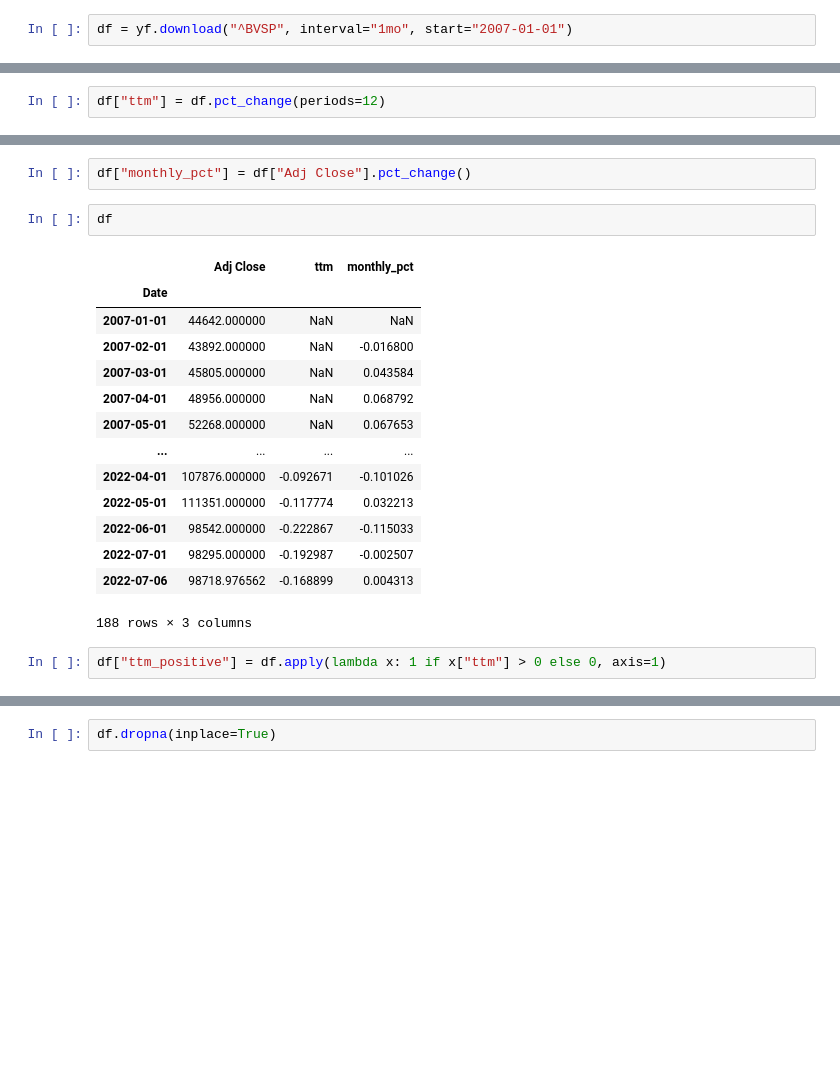
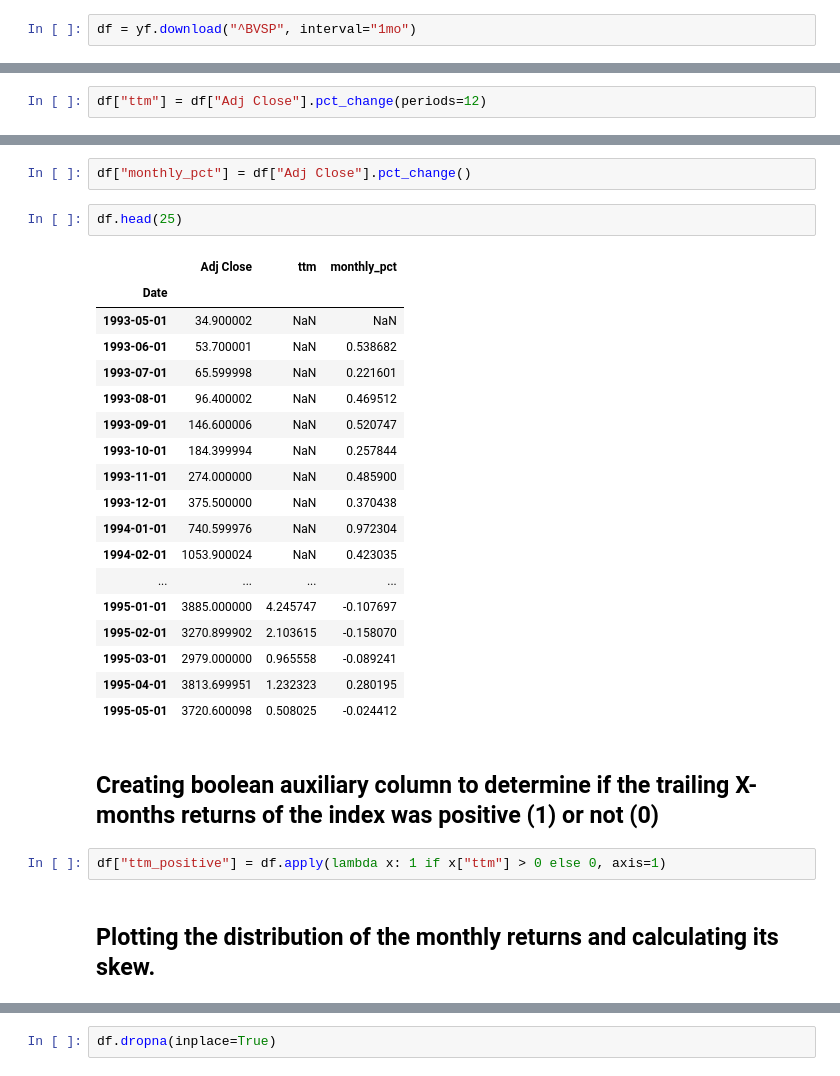
Before and after one commit to rpacco/momentum_studies, a Jupyter notebook: momentum.ipynb, the cells around one changed output, grey strips where cells are left out. Drawn from its saved outputs; the diff is of its cells as text; blank space fills up the shorter version.

```diff
--- a/momentum.ipynb
+++ b/momentum.ipynb
@@ -10,7 +20,7 @@ import matplotlib.pyplot as plt
 # %% [markdown]
 ## Downloading data
 # %%
-df = yf.download("^BVSP", interval="1mo", start="2007-01-01")
+df = yf.download("^BVSP", interval="1mo")
 # %% [output]
 [*********************100%***********************]  1 of 1 completed
 # %% [markdown]
@@ -20,27 +30,35 @@ df.drop(columns=["Open", "High", "Low", "Close", "Volume"], inplace=True)
 # %% [markdown]
 ## Defining trailling month positive return criteria
 # %%
-df["ttm"] = df.pct_change(periods=12)
+df["ttm"] = df["Adj Close"].pct_change(periods=12)
 # %% [markdown]
 ## Creating return column
 # %%
 df["monthly_pct"] = df["Adj Close"].pct_change()
 # %%
-df
+df.head(25)
 # %% [output]
 |  | Adj Close | ttm | monthly_pct |
 | Date |  |  |  |
-| 2007-01-01 | 44642.000000 | NaN | NaN |
-| 2007-02-01 | 43892.000000 | NaN | -0.016800 |
-| 2007-03-01 | 45805.000000 | NaN | 0.043584 |
-| 2007-04-01 | 48956.000000 | NaN | 0.068792 |
-| 2007-05-01 | 52268.000000 | NaN | 0.067653 |
+| 1993-05-01 | 34.900002 | NaN | NaN |
+| 1993-06-01 | 53.700001 | NaN | 0.538682 |
+| 1993-07-01 | 65.599998 | NaN | 0.221601 |
+| 1993-08-01 | 96.400002 | NaN | 0.469512 |
+| 1993-09-01 | 146.600006 | NaN | 0.520747 |
+| 1993-10-01 | 184.399994 | NaN | 0.257844 |
+| 1993-11-01 | 274.000000 | NaN | 0.485900 |
+| 1993-12-01 | 375.500000 | NaN | 0.370438 |
+| 1994-01-01 | 740.599976 | NaN | 0.972304 |
+| 1994-02-01 | 1053.900024 | NaN | 0.423035 |
 | ... | ... | ... | ... |
-| 2022-04-01 | 107876.000000 | -0.092671 | -0.101026 |
-| 2022-05-01 | 111351.000000 | -0.117774 | 0.032213 |
-| 2022-06-01 | 98542.000000 | -0.222867 | -0.115033 |
-| 2022-07-01 | 98295.000000 | -0.192987 | -0.002507 |
-| 2022-07-06 | 98718.976562 | -0.168899 | 0.004313 |
+| 1995-01-01 | 3885.000000 | 4.245747 | -0.107697 |
+| 1995-02-01 | 3270.899902 | 2.103615 | -0.158070 |
+| 1995-03-01 | 2979.000000 | 0.965558 | -0.089241 |
+| 1995-04-01 | 3813.699951 | 1.232323 | 0.280195 |
+| 1995-05-01 | 3720.600098 | 0.508025 | -0.024412 |
-188 rows × 3 columns
+# %% [markdown]
+## Creating boolean auxiliary column to determine if the trailing X-months returns of the index was positive (1) or not (0)
 # %%
 df["ttm_positive"] = df.apply(lambda x: 1 if x["ttm"] > 0 else 0, axis=1)
+# %% [markdown]
+## Plotting the distribution of the monthly returns and calculating its skew.
```
Also changed, not shown: parts of 12 cells of this notebook, 1 other file.
